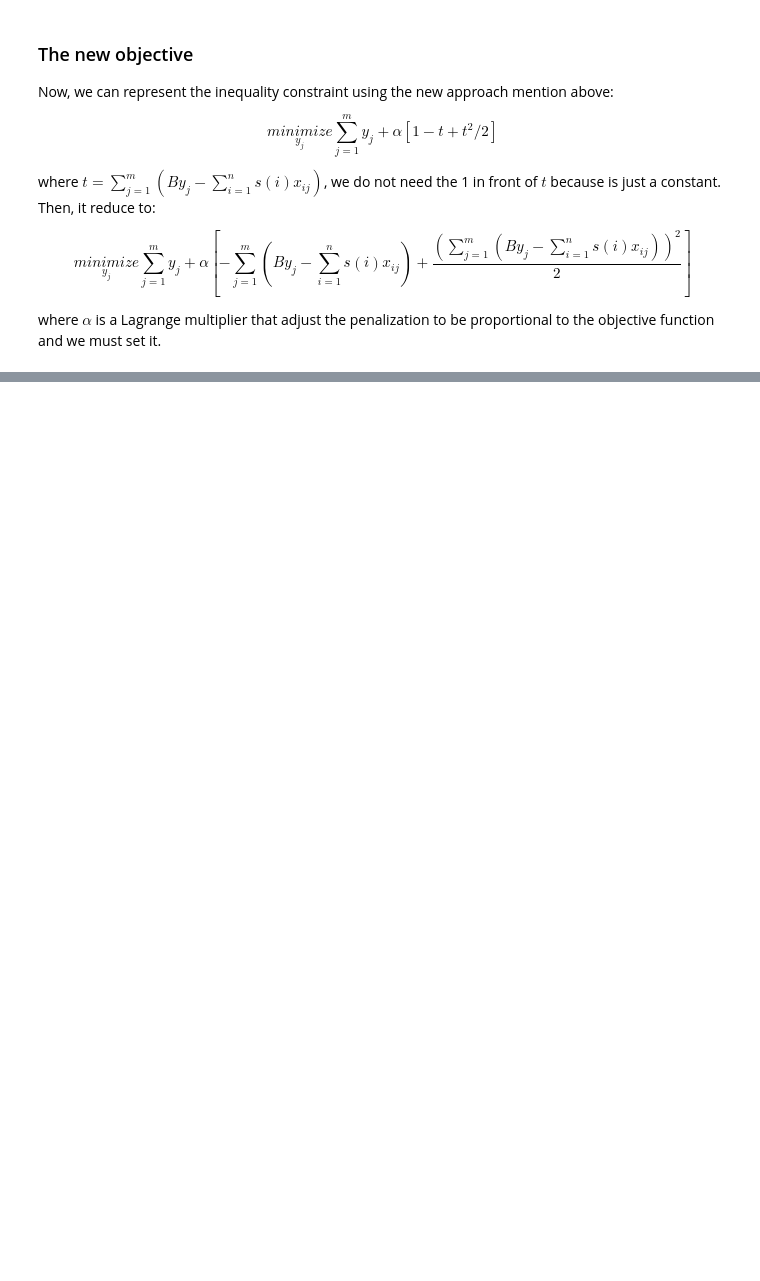
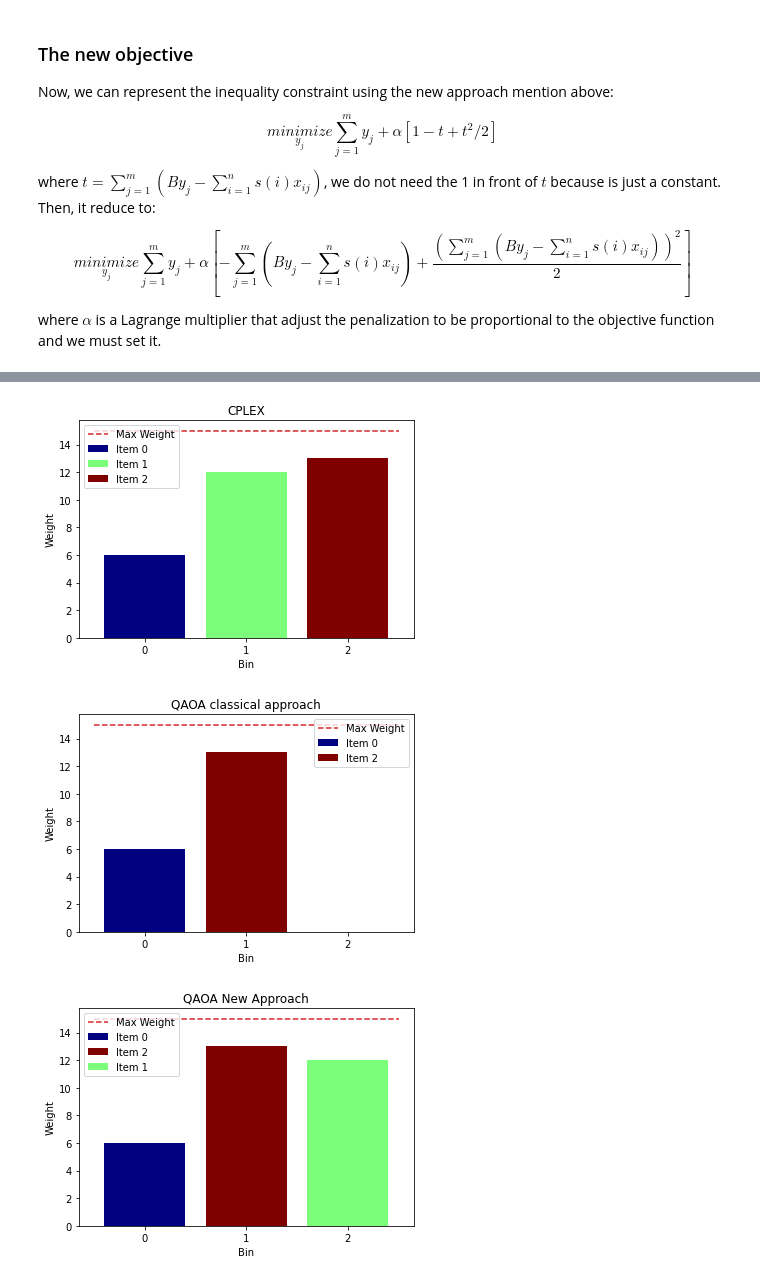
Before and after one commit to alejomonbar/BinPackingProblemNewApproach, a Jupyter notebook: QiskitGlobalHackathonProject.ipynb, the cells around one changed output, grey strips where cells are left out. Cells and saved outputs as stored; diff of their text form; code cells hidden in the pictures; blank space fills up the shorter version.

```diff
--- a/QiskitGlobalHackathonProject.ipynb
+++ b/QiskitGlobalHackathonProject.ipynb
@@ -323,7 +323,7 @@ $$\underset{y_j}{minimize}\sum_{j=1}^m y_j + \alpha\left[-\sum_{j=1}^{m}\left(B
 
 where $\alpha$ is a Lagrange multiplier that adjust the penalization to be proportional to the objective function and we must set it.
 # %%
-def BinPackingNewApproach(num_items, num_bins, weights, max_weight, alpha=0.1, simplification=False):
+def BinPackingNewApproach(num_items, num_bins, weights, max_weight, alpha=0.01, simplification=False):
     # Construct model using docplex
     mdl = Model("BinPackingNewApproach")
 
@@ -381,22 +381,14 @@ The number of qubits is: {2: 3, 3: 7, 4: 14, 5: 23, 6: 32, 7: 46, 8: 58, 9: 76}
 # %%
 np.random.seed(1)
-num_items = 4 # number of items
+num_items = 3 # number of items
 num_bins = num_items # maximum number of bins
 max_weight = 15 # max weight of a bin
 weights = np.random.randint(1, max_weight, num_items) # Randomly picking the item weight
 
 
 qubo_old = BinPacking(num_items, num_bins, weights, max_weight, simplification=True)
-qubo_new = BinPackingNewApproach(num_items, num_bins, weights, max_weight, simplification=True)
-qaoa = MinimumEigenOptimizer(QAOA(reps=3, quantum_instance=backend))
+qubo_new = BinPackingNewApproach(num_items, num_bins, weights, max_weight, alpha=0.05, simplification=True)
+qaoa = MinimumEigenOptimizer(QAOA(optimizer=COBYLA(maxiter=100), reps=3, quantum_instance=backend))
 result_qaoa_old = qaoa.solve(qubo_old)
 result_qaoa_new = qaoa.solve(qubo_new)
-
-print("Solving QUBO using QAOA")
-print(result_qaoa_old)
-print(result_qaoa_new)
-print("Solving QUBO using CPLEX")
 result_ideal_old = CplexOptimizer().solve(qubo_old)
-result_ideal_new = CplexOptimizer().solve(qubo_new)
-print(result_ideal_old)
-print(result_ideal_new)
@@ -402,0 +415,8 @@ print(result_ideal_new)
+# %%
+fig = get_figure(interpret(result_ideal_old.x, weights, num_items, num_bins, simplify=True), weights, max_weight, title="CPLEX")
+fig = get_figure(interpret(result_qaoa_old.x, weights, num_items, num_bins, simplify=True), weights, max_weight, title="QAOA classical approach")
+fig = get_figure(interpret(result_qaoa_new.x, weights, num_items, num_bins, simplify=True), weights, max_weight, title="QAOA New Approach")
+# %% [output]
+[figure, added]
+[figure, added]
+[figure, added]
```
Also changed, not shown: parts of 24 cells of this notebook, 2 other files.
